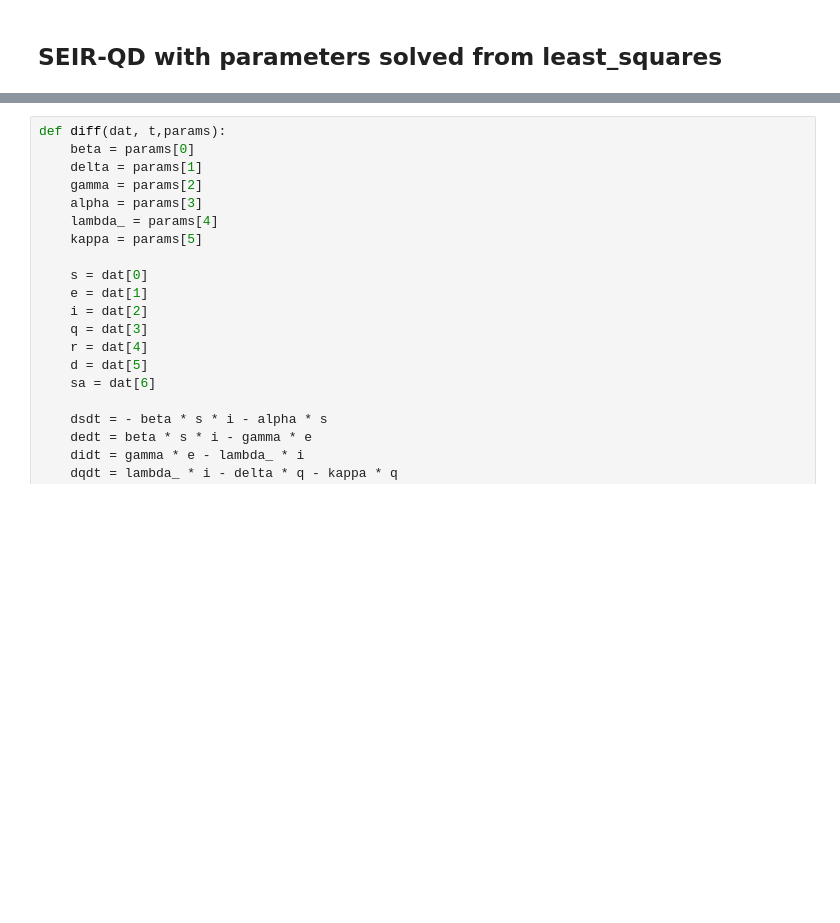
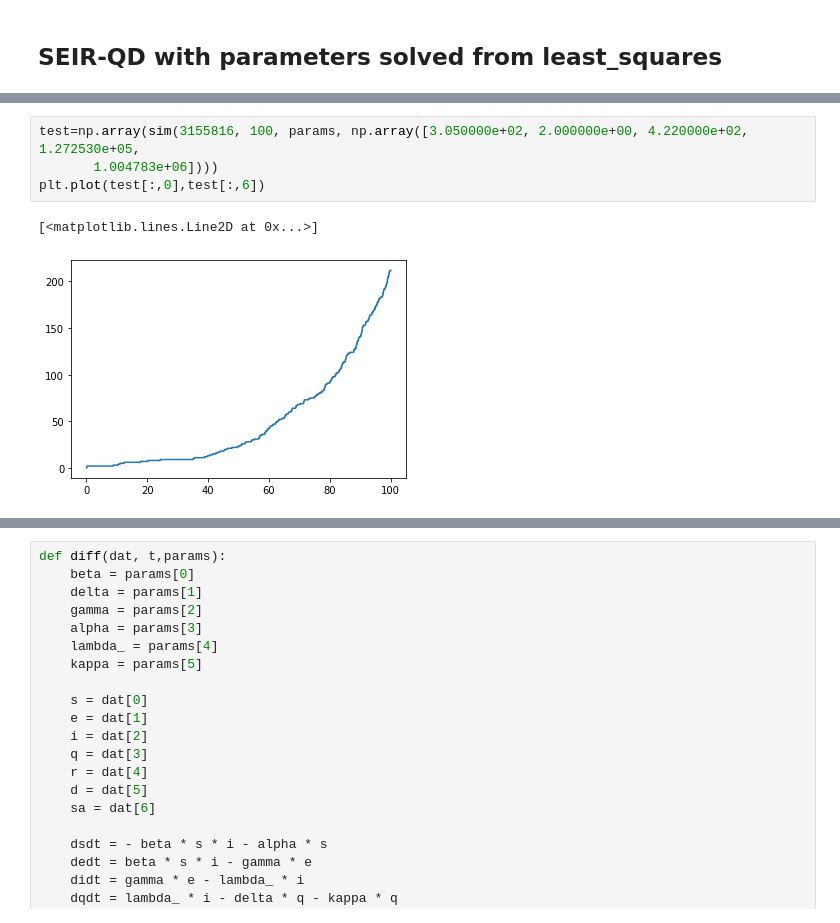
Before and after one commit to danielnee2/SKTW, a Jupyter notebook: TC/Gillespie algorithm.ipynb, the cells around one changed output, grey strips where cells are left out. Cells and saved outputs as stored; diff of their text form; blank space fills up the shorter version.

```diff
--- a/TC/Gillespie algorithm.ipynb
+++ b/TC/Gillespie algorithm.ipynb
@@ -173,2 +177,9 @@ array([[0.00000000e+00, 0.00000000e+00],
+# %%
+test=np.array(sim(3155816, 100, params, np.array([3.050000e+02, 2.000000e+00, 4.220000e+02, 1.272530e+05,
+       1.004783e+06])))
+plt.plot(test[:,0],test[:,6])
+# %% [output]
+[<matplotlib.lines.Line2D at 0x...>]
+[figure, added]
 # %%
 plt.figure(figsize=(20,10))
```
Also changed, not shown: parts of 14 cells of this notebook, 2 other files.
